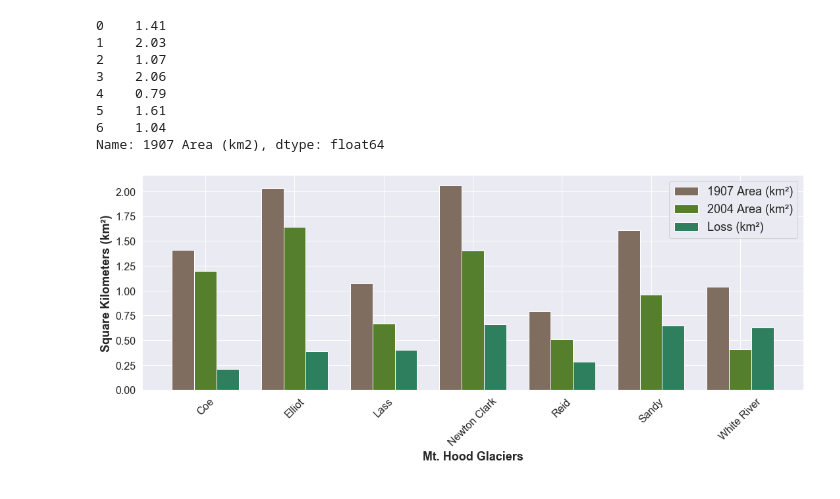
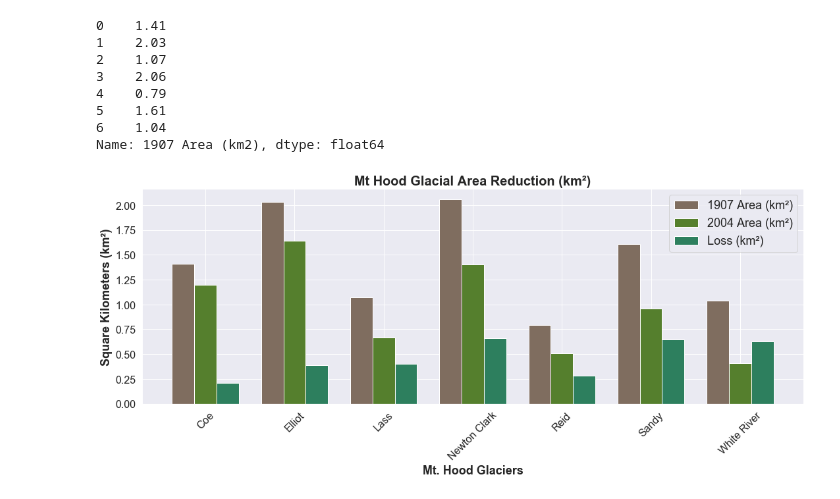
Before and after one commit to davidtracy6984/Climate-Change, a Jupyter notebook: glacierHood.ipynb, the cells around one changed output. Cells and saved outputs as stored; diff of their text form; code cells hidden in the pictures.

```diff
--- a/glacierHood.ipynb
+++ b/glacierHood.ipynb
@@ -36,24 +36,25 @@ Name: 1907 Area (km2), dtype: float64
 # %%
 barWidth = 0.25
 
 plt.figure(figsize=(18,6))
 mp.rc('xtick', labelsize=16)
 mp.rc('ytick', labelsize=16)
 
 r1 = np.arange(len(glacierHood_df))
 r2 = [x + barWidth for x in r1]
 r3 = [x + barWidth for x in r2]
 
 plt.bar(r1, glacierHood_df["1907 Area (km2)"], color='#7f6d5f', width=barWidth, edgecolor='white', label='1907 Area (km²)')
 plt.bar(r2, glacierHood_df["2004 Area (km2)"], color='#557f2d', width=barWidth, edgecolor='white', label='2004 Area (km²)')
 plt.bar(r3, glacierHood_df["Loss (km2)"], color='#2d7f5e', width=barWidth, edgecolor='white', label='Loss (km²)')
 
+plt.title("Mt Hood Glacial Area Reduction (km²)", fontweight='bold', fontsize=20)
 plt.ylabel('Square Kilometers (km²)', fontweight='bold', fontsize=18)
 plt.xlabel('Mt. Hood Glaciers', fontweight='bold', fontsize=18)
 plt.xticks([r + barWidth for r in range(len(glacierHood_df))], glacierHood_df['Glacier Name'], rotation=45)
 
 plt.legend(fontsize=18)
 plt.savefig('images/glacierChange.png', bbox_inches="tight", pad_inches=0.2)
 plt.show()
 # %% [output]
-[figure, old version]
+[figure, new version]
```
Also changed, not shown: 7 other files.
